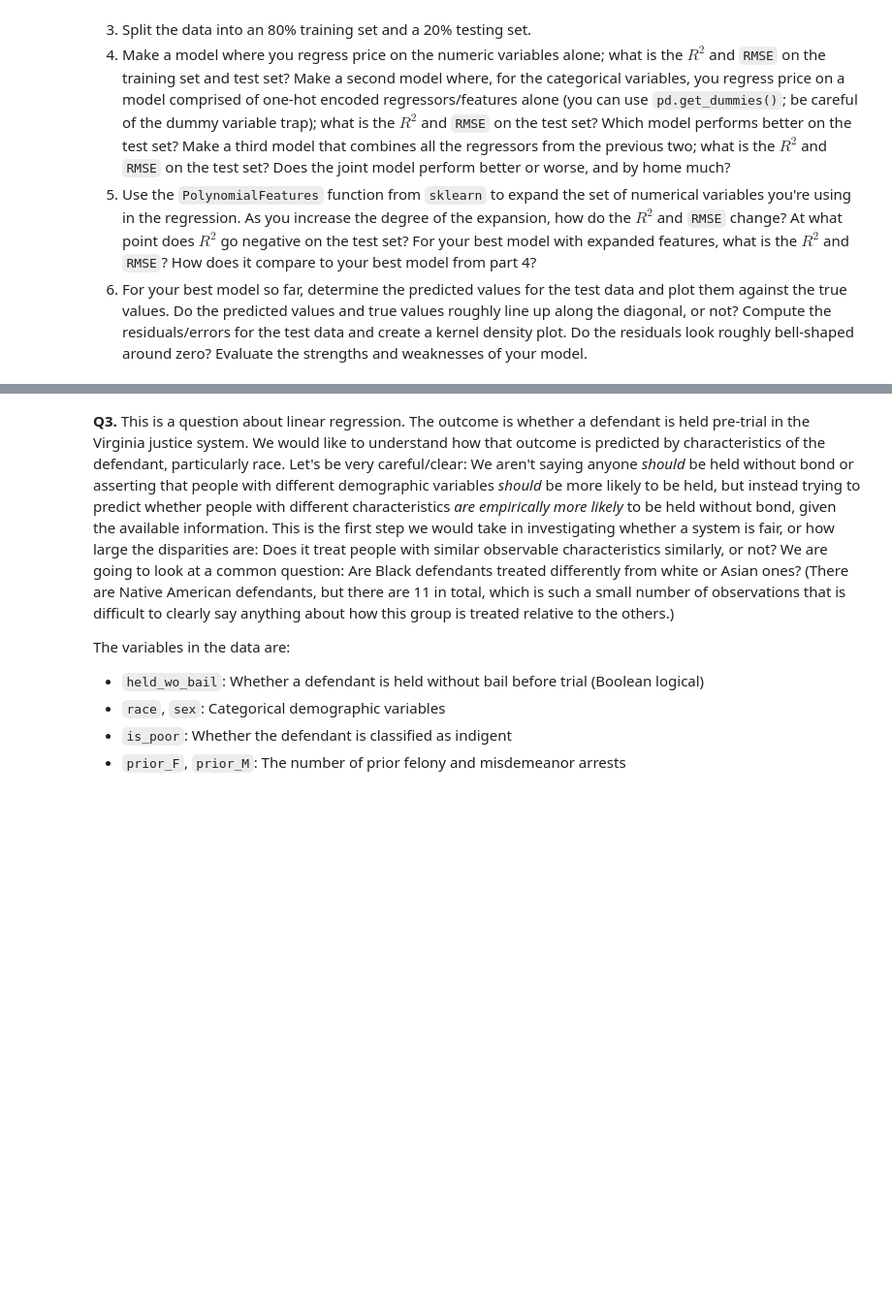
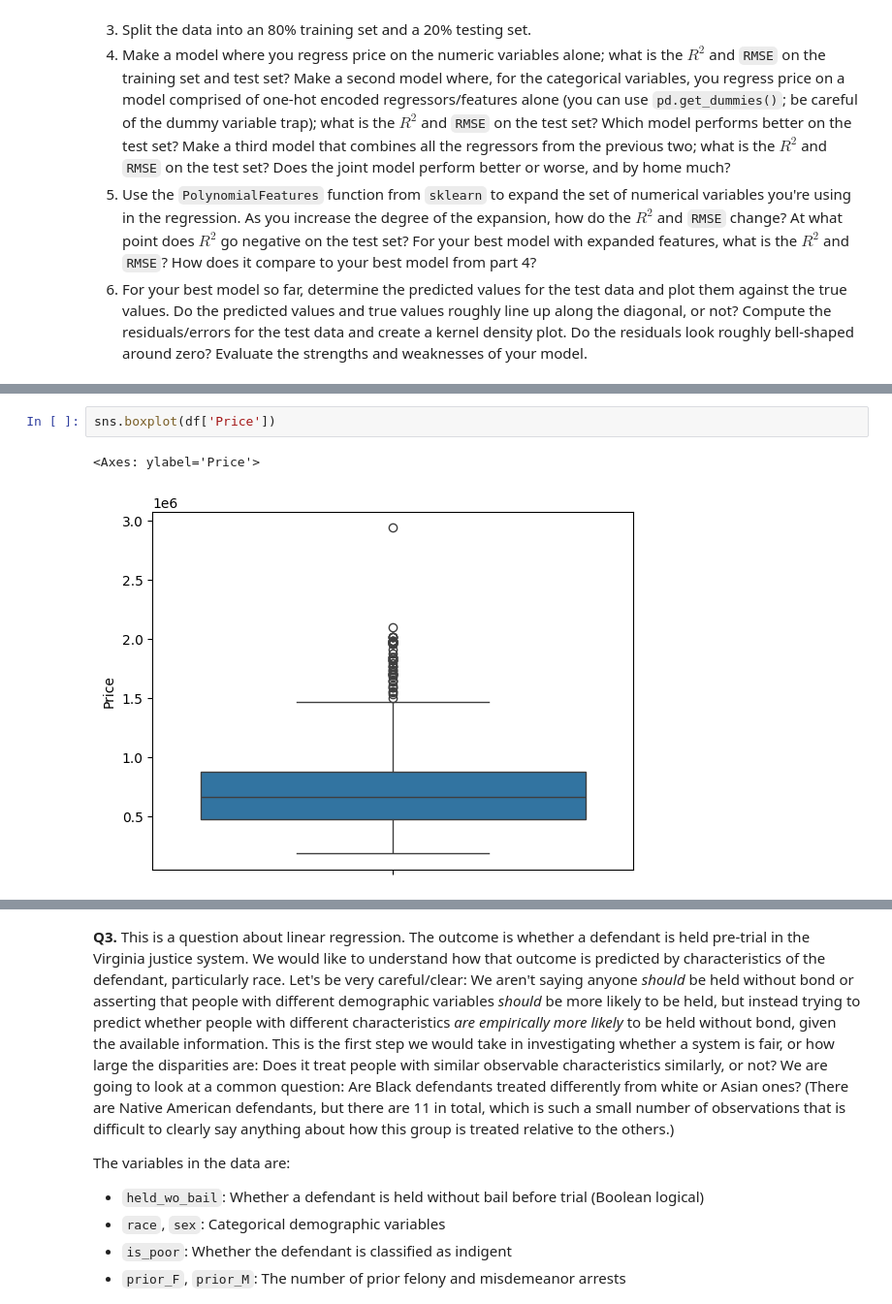
Before and after one commit to natalieassaad/linearRegression, a Jupyter notebook: assignment.ipynb, the cells around one changed output, grey strips where cells are left out. Shown: that part at 97% size. Saved outputs shown, nothing was run; the diff lists cells and outputs as text; blank space fills up the shorter version.

```diff
--- a/assignment.ipynb
+++ b/assignment.ipynb
@@ -223,0 +266,5 @@ print((results.loc[0,'coefficient']*100)+(max(results.loc[:,'coefficient'])))
+# %%
+sns.boxplot(df['Price'])
+# %% [output]
+<Axes: ylabel='Price'>
+[figure, added]
```
Also changed, not shown: parts of 12 cells of this notebook.
